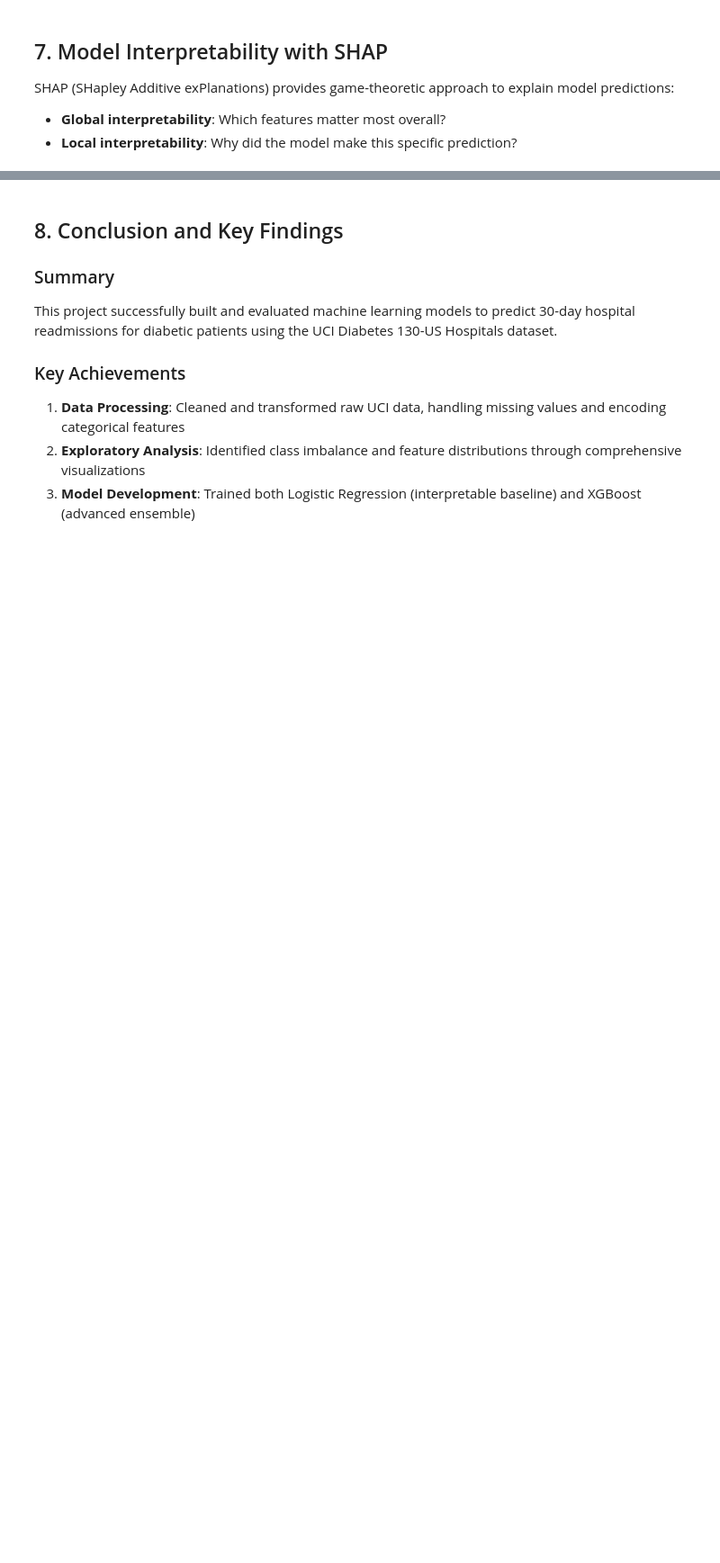
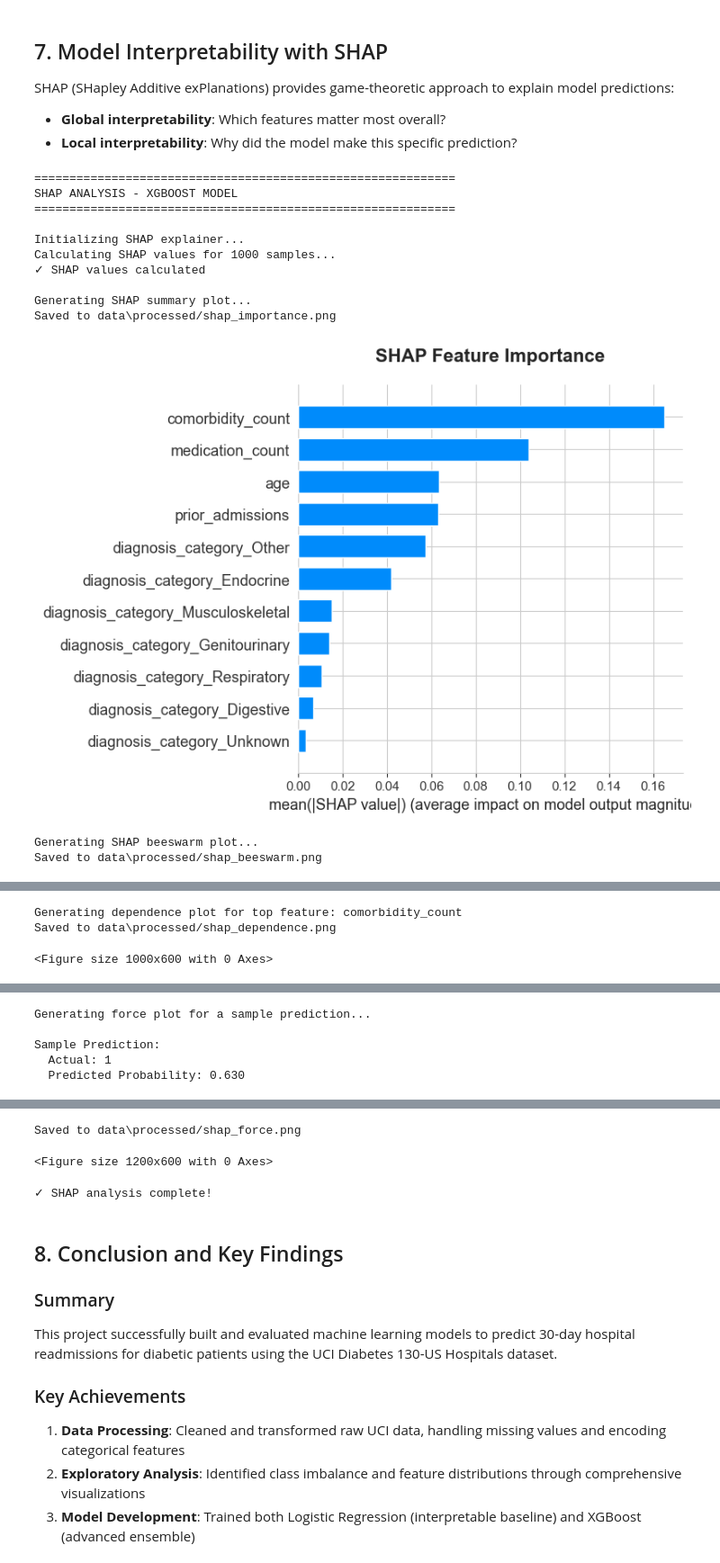
Before and after one commit to izzdizzy/AIAP, a Jupyter notebook: hospital_readmission_predictor.ipynb, the cells around one changed output, grey strips where cells are left out. Shown at 90% size. Saved outputs shown, nothing was run; the diff lists cells and outputs as text; code cells hidden in the pictures; blank space fills up the shorter version.

```diff
--- a/hospital_readmission_predictor.ipynb
+++ b/hospital_readmission_predictor.ipynb
@@ -866,8 +1047,7 @@ shap.summary_plot(
     shap_values,
     X_sample,
     show=False,
-    plot_type="bar",
-    color=plt.cm.viridis
+    plot_type="bar"
 )
 plt.title('SHAP Feature Importance', fontsize=16, fontweight='bold', pad=20)
 plt.tight_layout()
@@ -900,30 +1080,44 @@ shap.dependence_plot(
     X_sample,
     show=False
 )
 plt.tight_layout()
 plt.savefig(PROCESSED_DATA_DIR / 'shap_dependence.png', dpi=150, bbox_inches='tight')
 print(f"Saved to {PROCESSED_DATA_DIR}/shap_dependence.png")
 plt.show()
 
 # Force plot for a single prediction (local explanation)
 print("\nGenerating force plot for a sample prediction...")
 single_instance = X_sample.iloc[[0]]
 single_shap = shap_values[0]
 
 print(f"\nSample Prediction:")
 print(f"  Actual: {y_test.loc[single_instance.index[0]]}")
 print(f"  Predicted Probability: {xgb_model.predict_proba(single_instance)[0][1]:.3f}")
 
 # Display force plot
 shap.initjs()
 shap.force_plot(
     explainer.expected_value,
     single_shap,
     single_instance,
     matplotlib=True
 )
 plt.savefig(PROCESSED_DATA_DIR / 'shap_force.png', dpi=150, bbox_inches='tight')
 print(f"Saved to {PROCESSED_DATA_DIR}/shap_force.png")
 plt.show()
 
 print("\n✓ SHAP analysis complete!")
+# %% [output]
+============================================================
+SHAP ANALYSIS - XGBOOST MODEL
+============================================================
+
+Initializing SHAP explainer...
+Calculating SHAP values for 1000 samples...
+✓ SHAP values calculated
+
+Generating SHAP summary plot...
+Saved to data\processed/shap_importance.png
+[figure, added]
+Generating SHAP beeswarm plot...
+Saved to data\processed/shap_beeswarm.png
@@ -929,0 +1125,3 @@ print("\n✓ SHAP analysis complete!")
+Generating dependence plot for top feature: comorbidity_count
+Saved to data\processed/shap_dependence.png
+<Figure size 1000x600 with 0 Axes>
@@ -929,0 +1129,5 @@ print("\n✓ SHAP analysis complete!")
+Generating force plot for a sample prediction...
+
+Sample Prediction:
+  Actual: 1
+  Predicted Probability: 0.630
@@ -930,3 +1136,6 @@ print("\n✓ SHAP analysis complete!")
+Saved to data\processed/shap_force.png
+<Figure size 1200x600 with 0 Axes>
+✓ SHAP analysis complete!
 # %% [markdown]
 <a id='section-8'></a>
 ## 8. Conclusion and Key Findings
```
Also changed, not shown: parts of 12 cells of this notebook.
